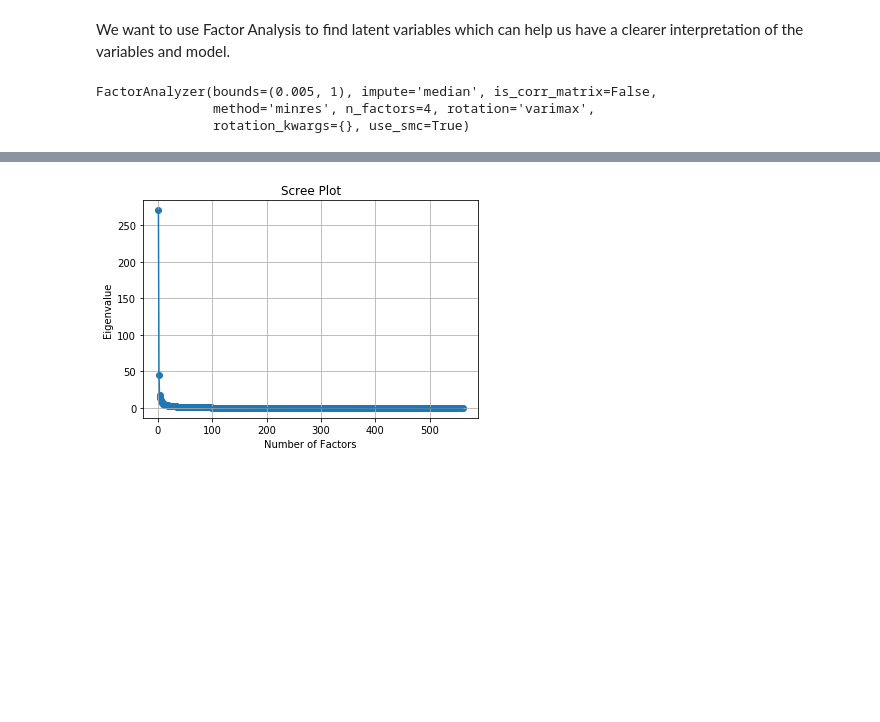
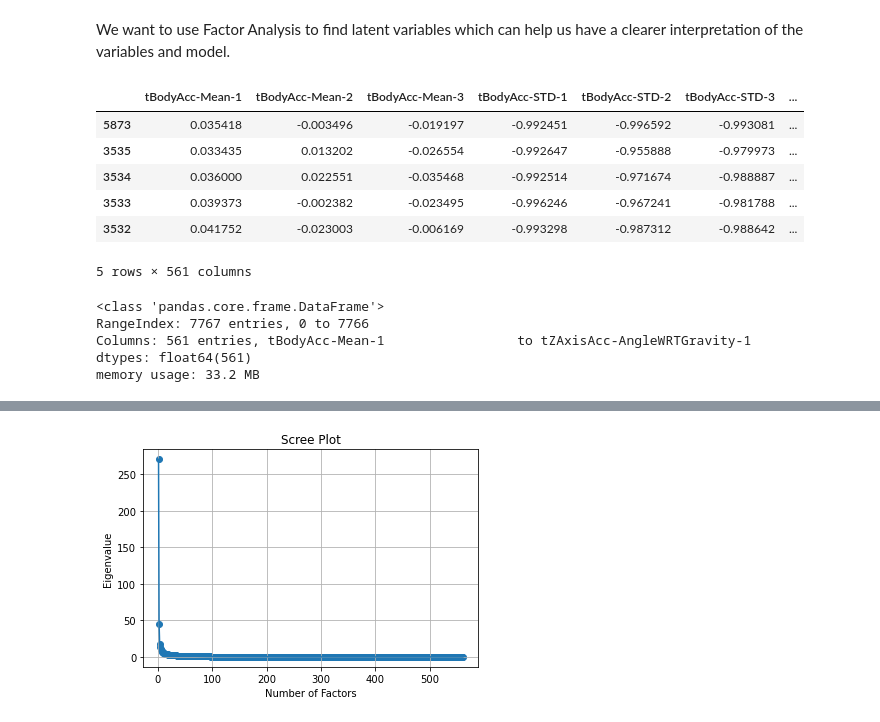
Before and after one commit to zunedz/CS3244-Project, a Jupyter notebook: Project.ipynb, the cells around one changed output, grey strips where cells are left out. Saved outputs shown, nothing was run; the diff lists cells and outputs as text; code cells hidden in the pictures; blank space fills up the shorter version.

```diff
--- a/Project.ipynb
+++ b/Project.ipynb
@@ -321,16 +260,19 @@ acc_RF_n
 # %% [markdown]
 We want to use Factor Analysis to find latent variables which can help us have a clearer interpretation of the variables and model.
 # %%
-# First, will need to create a factor analyzer variable
-fac_analyzer = FactorAnalyzer(n_factors = 4, rotation = 'varimax')
-
+# Loading the data and preprocessing the data
 # Dropping columns that are unnecessary or are non float.
 fa_train = train.copy()
+fa_train = fa_train.sort_values("Activity")
 fa_train.drop(['subject', 'Activity'], axis = 1, inplace = True)
+result = fa_train.columns
-# %%
-#Runs the factor analyzer
-fac_analyzer.fit(fa_train)
-# %% [output]
-FactorAnalyzer(bounds=(0.005, 1), impute='median', is_corr_matrix=False,
-               method='minres', n_factors=4, rotation='varimax',
-               rotation_kwargs={}, use_smc=True)
+# %%
+fa_train.head()
+# %% [output]
+|  | tBodyAcc-Mean-1 | tBodyAcc-Mean-2 | tBodyAcc-Mean-3 | tBodyAcc-STD-1 | tBodyAcc-STD-2 | tBodyAcc-STD-3 | ... |
+| 5873 | 0.035418 | -0.003496 | -0.019197 | -0.992451 | -0.996592 | -0.993081 | ... |
+| 3535 | 0.033435 | 0.013202 | -0.026554 | -0.992647 | -0.955888 | -0.979973 | ... |
+| 3534 | 0.036000 | 0.022551 | -0.035468 | -0.992514 | -0.971674 | -0.988887 | ... |
+| 3533 | 0.039373 | -0.002382 | -0.023495 | -0.996246 | -0.967241 | -0.981788 | ... |
+| 3532 | 0.041752 | -0.023003 | -0.006169 | -0.993298 | -0.987312 | -0.988642 | ... |
+5 rows × 561 columns
@@ -336,0 +285,8 @@ FactorAnalyzer(bounds=(0.005, 1), impute='median', is_corr_matrix=False,
+# %%
+scaled_fa.info()
+# %% [output]
+<class 'pandas.core.frame.DataFrame'>
+RangeIndex: 7767 entries, 0 to 7766
+Columns: 561 entries, tBodyAcc-Mean-1                 to tZAxisAcc-AngleWRTGravity-1
+dtypes: float64(561)
+memory usage: 33.2 MB
```
Also changed, not shown: parts of 35 cells of this notebook.
